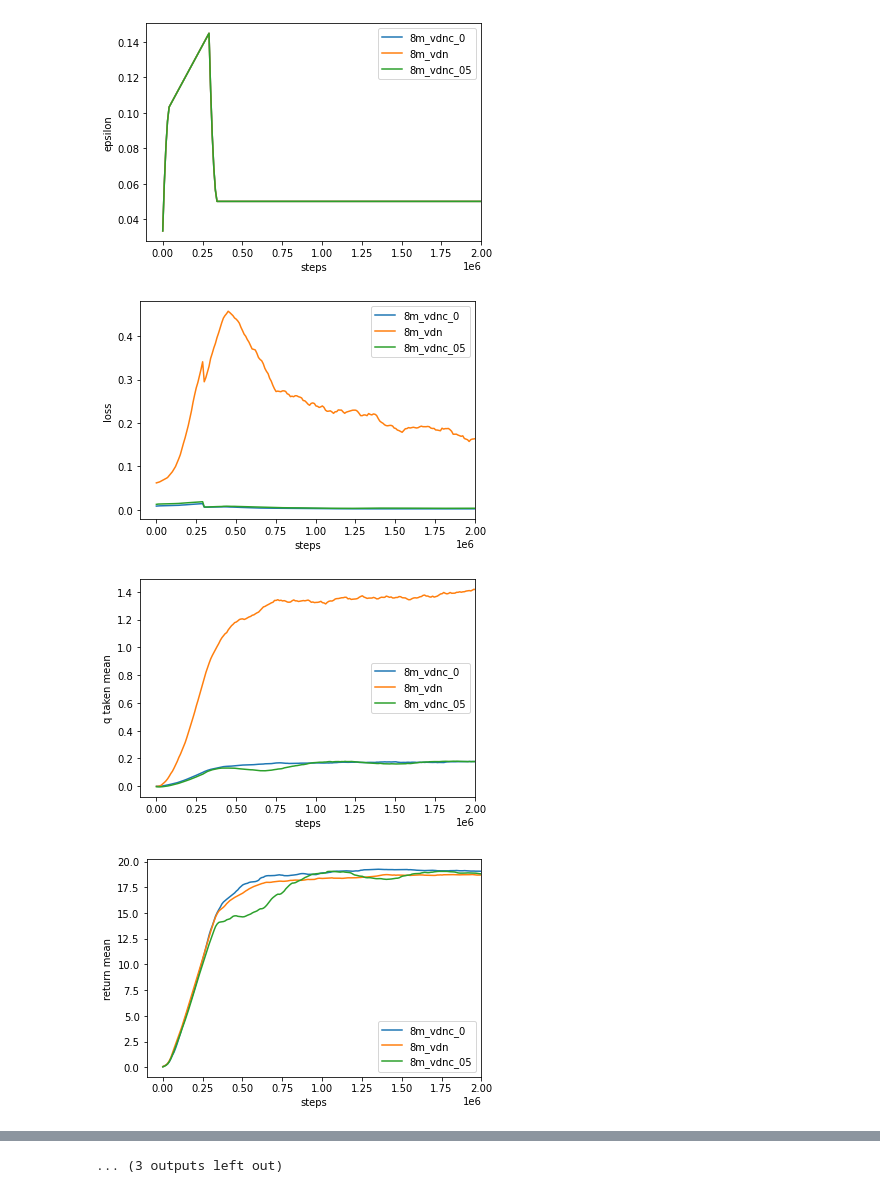
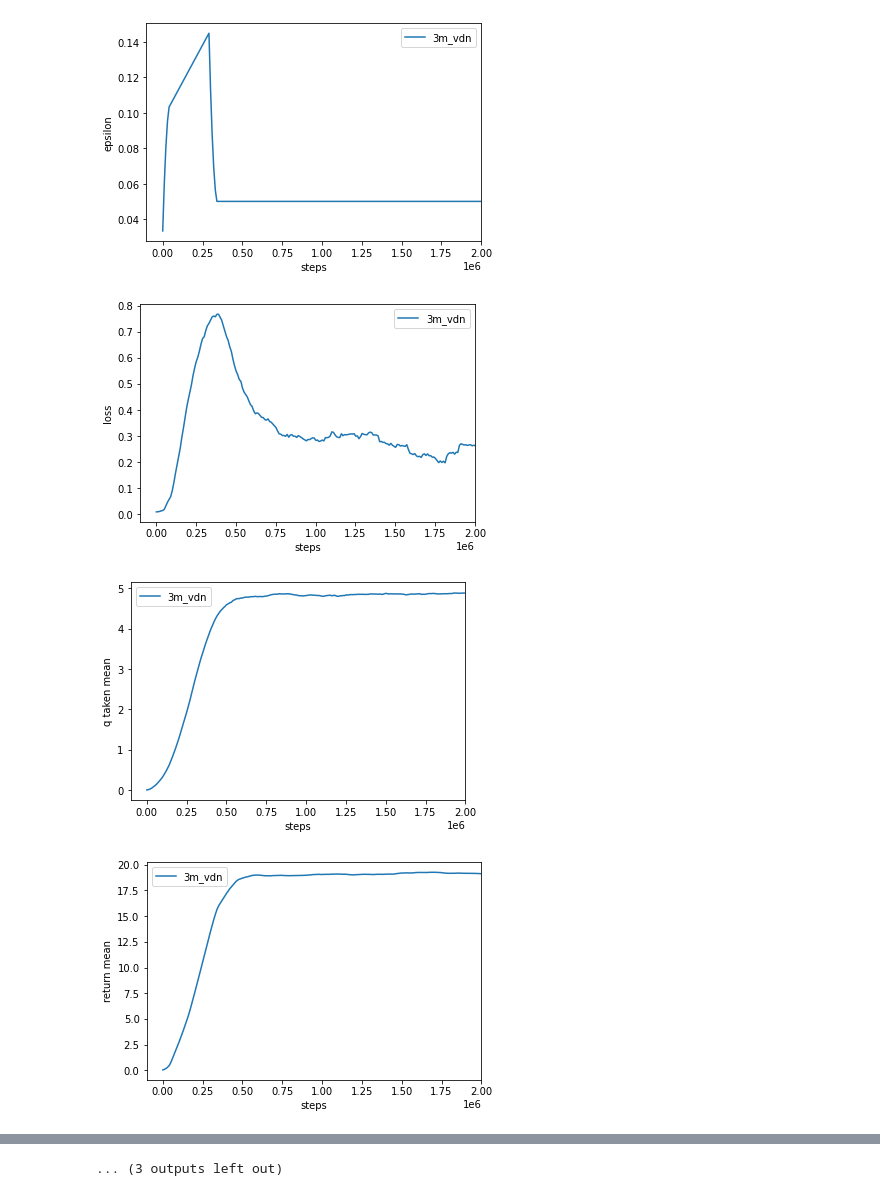
Before and after one commit to PMatthaei/project-thesis-pymarl-results, a Jupyter notebook: visualize_pymarl.ipynb, the cells around one changed output, grey strips where cells are left out. Saved outputs shown, nothing was run; the diff lists cells and outputs as text; code cells hidden in the pictures.

```diff
--- a/visualize_pymarl.ipynb
+++ b/visualize_pymarl.ipynb
@@ -11,0 +14,32 @@ extract_plot_data(algos=['qmix', 'coma'], envs=['3m', '8m'])
+# %%
+#@title Choose your experiments
+
+#@markdown Choose algorithms
+qmix = False #@param {type:"boolean"}
+vdn = True #@param {type:"boolean"}
+iql = False #@param {type:"boolean"}
+coma = False #@param {type:"boolean"}
+qtran = False #@param {type:"boolean"}
+
+#@markdown Choose environments
+three_marines = True #@param {type:"boolean"}
+eight_marines = False #@param {type:"boolean"}
+twentyfive_marines = False #@param {type:"boolean"}
+three_stalkers_five_zealots = False #@param {type:"boolean"}
+# %%
+# Fetch form data
+envs = []
+if three_marines: envs.append('3m')
+if eight_marines: envs.append('8m')
+if twentyfive_marines: envs.append('25m')
+if three_stalkers_five_zealots: envs.append('3s5z')
+
+algos = []
+if qmix: algos.append('qmix')
+if vdn: algos.append('vdn')
+if iql: algos.append('iql')
+if coma: algos.append('coma')
+if qtran: algos.append('qtran')
+
+print(algos)
+print(envs)
@@ -32,7 +63,7 @@ from pathlib import Path
 plot_data = {}
 metrics = []
 
-def extract_plot_data(algos=[], envs=[]):
+def extract_plot_data():
   for path in Path('/content/pymarl-results').rglob('*info*.json'):
     label = extract_label(path, algos+envs)
 
@@ -89,7 +120,7 @@ def is_algo(path, algos):
 def extract_label(path, search):
   return re.search(".*(results/)(.*)(/source).*",str(path))[2]
 
-
-extract_plot_data(algos=['vdn'], envs=['8m'])
+# main
+extract_plot_data()
 plot()
 # %% [output]
@@ -99,4 +130,4 @@ plot()
-[figure, old version]
+[figure, new version]
-[figure, old version]
+[figure, new version]
-[figure, old version]
+[figure, new version]
-[figure, old version]
+[figure, new version]
```
Also changed, not shown: parts of 5 cells of this notebook.
